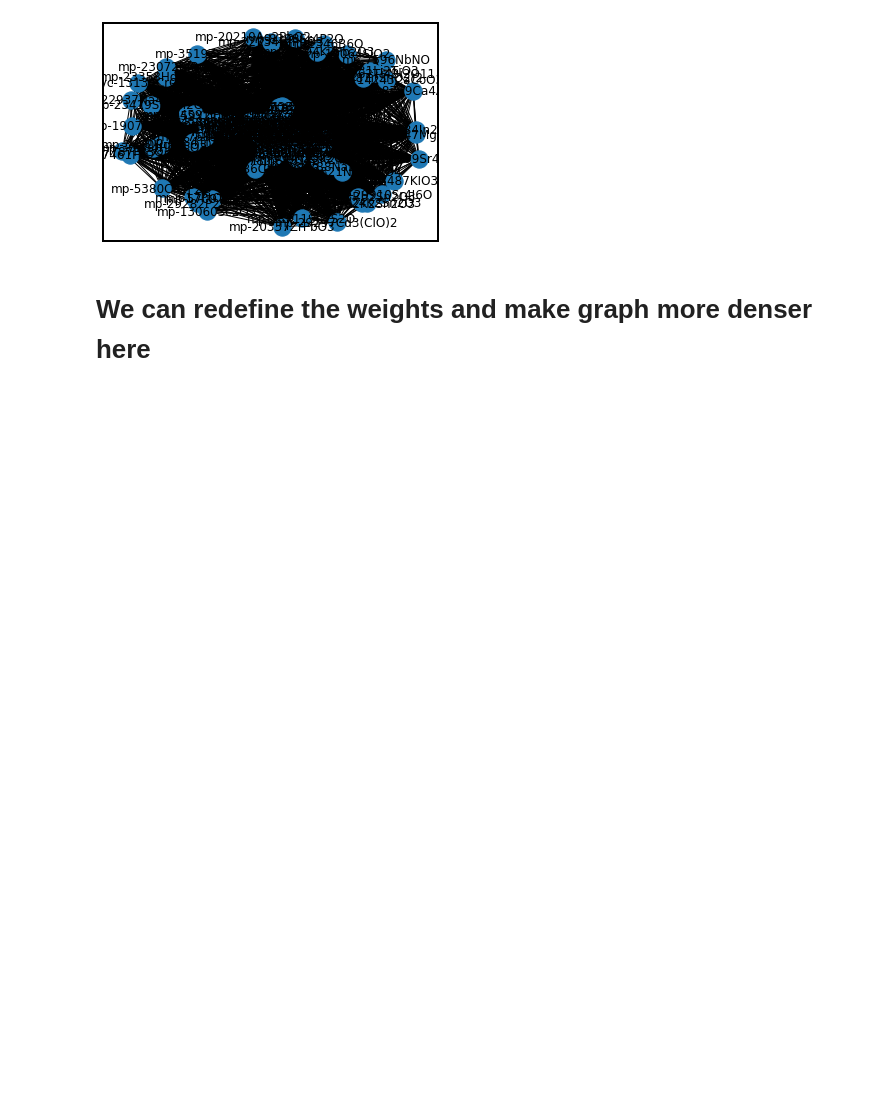
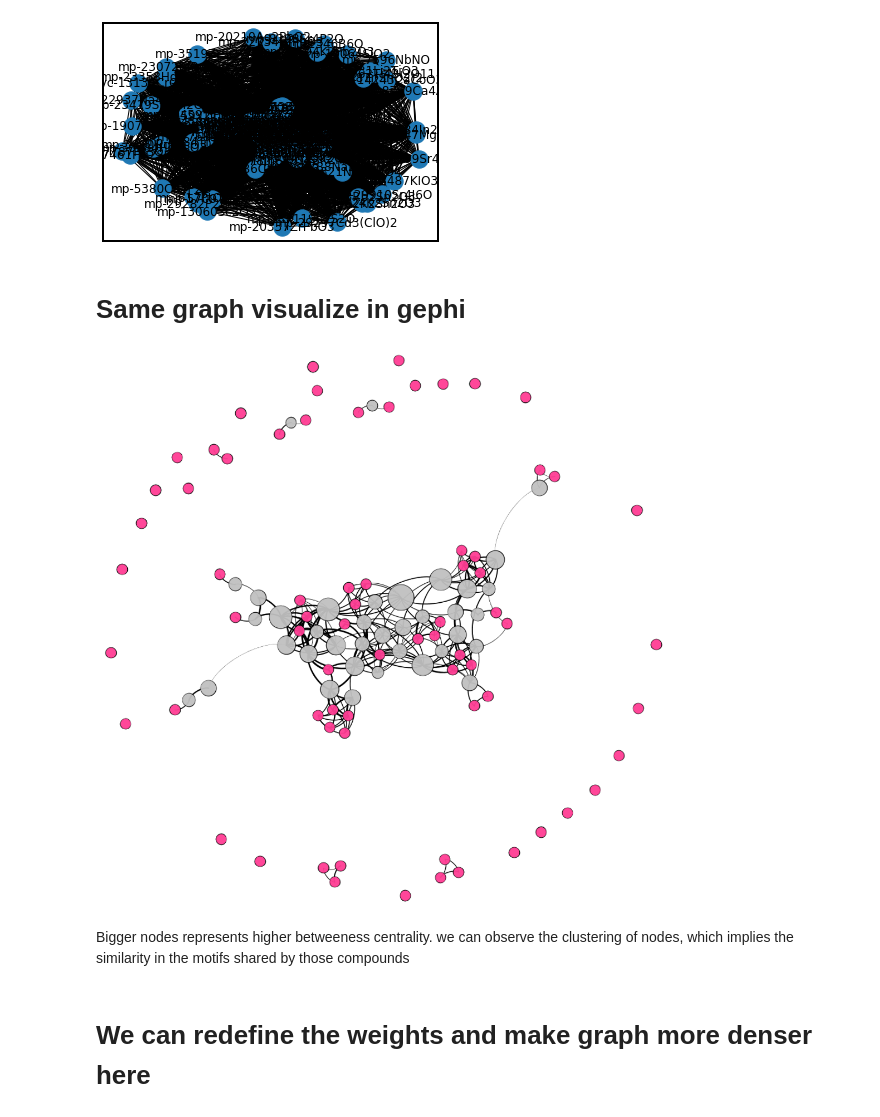
Before and after one commit to Huta2018/Materials_network_construction, a Jupyter notebook: feature_generation_for_network.ipynb, the cells around one changed output. Cells and saved outputs as stored; diff of their text form; code cells hidden in the pictures; blank space fills up the shorter version.

Commit message:
added gephi visulization

```diff
--- a/feature_generation_for_network.ipynb
+++ b/feature_generation_for_network.ipynb
@@ -839,6 +839,15 @@ nx.draw_networkx(G)
 #we can visualize this  TC_oxides_graph.grahml in Gephi and analyze the result
 # %% [output]
 [figure]
+# %% [markdown]
+# Same graph visualize in gephi
+# %%
+from IPython.display import Image
+Image(filename="img/Picture1.png")
+# %% [output]
+[figure, added]
+# %% [markdown]
+Bigger nodes represents higher betweeness centrality. we can observe the clustering of nodes, which implies the similarity in the motifs shared by those compounds
 # %% [markdown]
 # We can redefine the weights and make graph  more denser here
 # %%
```
Also changed, not shown: 3 other files.
